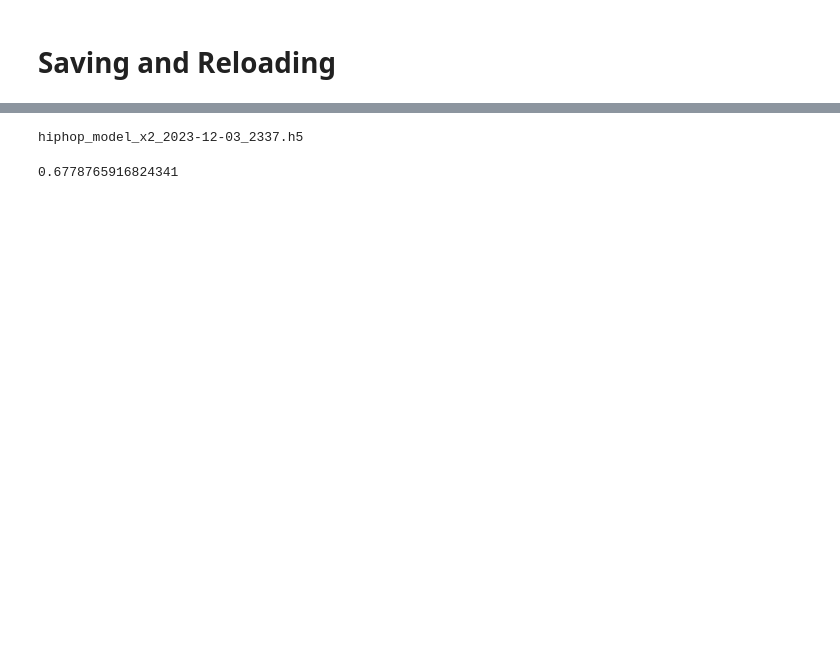
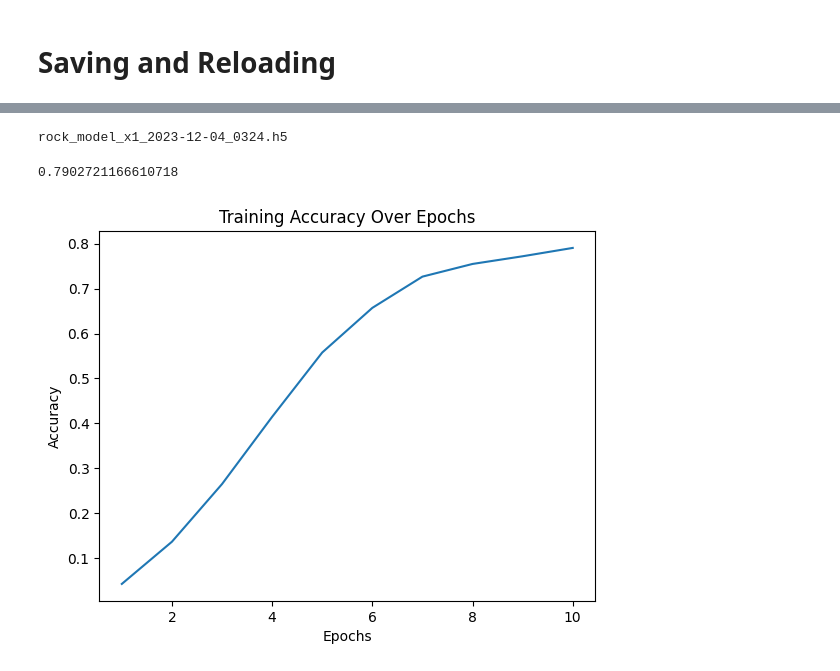
Before and after one commit to MoazzamGondal1/Song-Generation, a Jupyter notebook: model_hiphop.ipynb, the cells around one changed output, grey strips where cells are left out. Cells and saved outputs as stored; diff of their text form; code cells hidden in the pictures; blank space fills up the shorter version.

Commit message:
training_0

```diff
--- a/model_hiphop.ipynb
+++ b/model_hiphop.ipynb
@@ -8,6 +17,21 @@ from tensorflow.keras.optimizers import Adam
 # %%
 import string
 from datetime import datetime
+import nltk
+from nltk.corpus import stopwords
+
+nltk.download('stopwords')
+
+def remove_stopwords(corpus):
+    stop_words = set(stopwords.words('english'))
+    filtered_corpus = []
+
+    for line in corpus:
+        words = line.split()
+        filtered_line = ' '.join([word for word in words if word.lower() not in stop_words])
+        filtered_corpus.append(filtered_line)
+
+    return filtered_corpus
 
 def tokenize_corpus(corpus, num_words=-1):
   # Fit a Tokenizer on the corpus
@@ -33,6 +57,8 @@ def create_lyrics_corpus(dataset, field):
   # Remove any empty lines
   corpus = [l for l in corpus if l != '']
 
+  corpus = remove_stopwords(corpus)
+
   return corpus
 
 def get_time():
@@ -46,8 +76,8 @@ def get_time():
 # Selecting 100 hip hop songs randomly
 # %%
 import pandas as pd
-all_songs = pd.read_csv("SongsData_hiphop.csv")
-random_songs_df = all_songs.sample(n=100, random_state=42)
+all_songs = pd.read_csv("SongsData_rock.csv")
+random_songs_df = all_songs.sample(n=120, random_state=42)
 random_songs_df['Artist'].value_counts()
 # %% [output]
 Artist
@@ -121,7 +152,7 @@ Epoch 20/20
 # %% [markdown]
 # Saving and Reloading
 # %%
-reload_model = load_model("hiphop_model_x1_2023-12-03_2322.h5")
+reload_model = load_model("hiphop_model_x1_2023-12-04_0106.h5")
 # %%
-history = reload_model.fit(input_sequences, one_hot_labels, epochs = 1, verbose=1)
+history = reload_model.fit(input_sequences, one_hot_labels, epochs = 20, verbose=1)
 # %% [output]
@@ -129,20 +178,21 @@ history = reload_model.fit(input_sequences, one_hot_labels, epochs = 1, verbose=
 # %%
-model_name = "hiphop_model_x2_" + get_time() + ".h5"
-reload_model.save(model_name)
+model_name = "rock_model_x1_" + get_time() + ".h5"
+model.save(model_name)
 print(model_name)
 # %% [output]
-hiphop_model_x2_2023-12-03_2337.h5
+rock_model_x1_2023-12-04_0324.h5
 # %%
 import matplotlib.pyplot as plt
 accuracy = history.history['accuracy']
 print(accuracy[-1])
 # Plotting accuracy over epochs
-# plt.plot(range(1, len(accuracy) + 1), accuracy)
-# plt.title('Training Accuracy Over Epochs')
-# plt.xlabel('Epochs')
-# plt.ylabel('Accuracy')
-# plt.show()
+plt.plot(range(1, len(accuracy) + 1), accuracy)
+plt.title('Training Accuracy Over Epochs')
+plt.xlabel('Epochs')
+plt.ylabel('Accuracy')
+plt.show()
 # %% [output]
-0.6778765916824341
+0.7902721166610718
+[figure, added]
 # %%
 # Use this process for the full output generation
```
Also changed, not shown: parts of 10 cells of this notebook, 6 other files.
